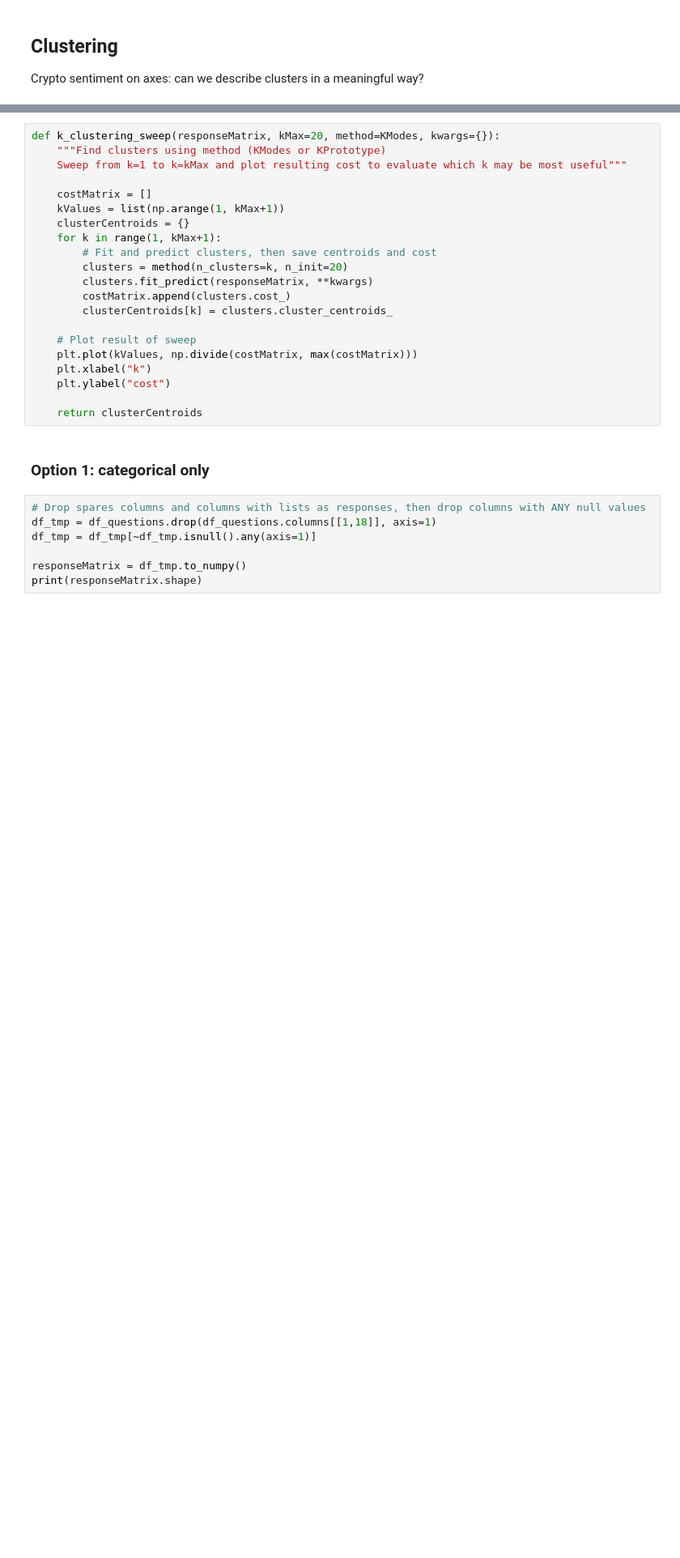
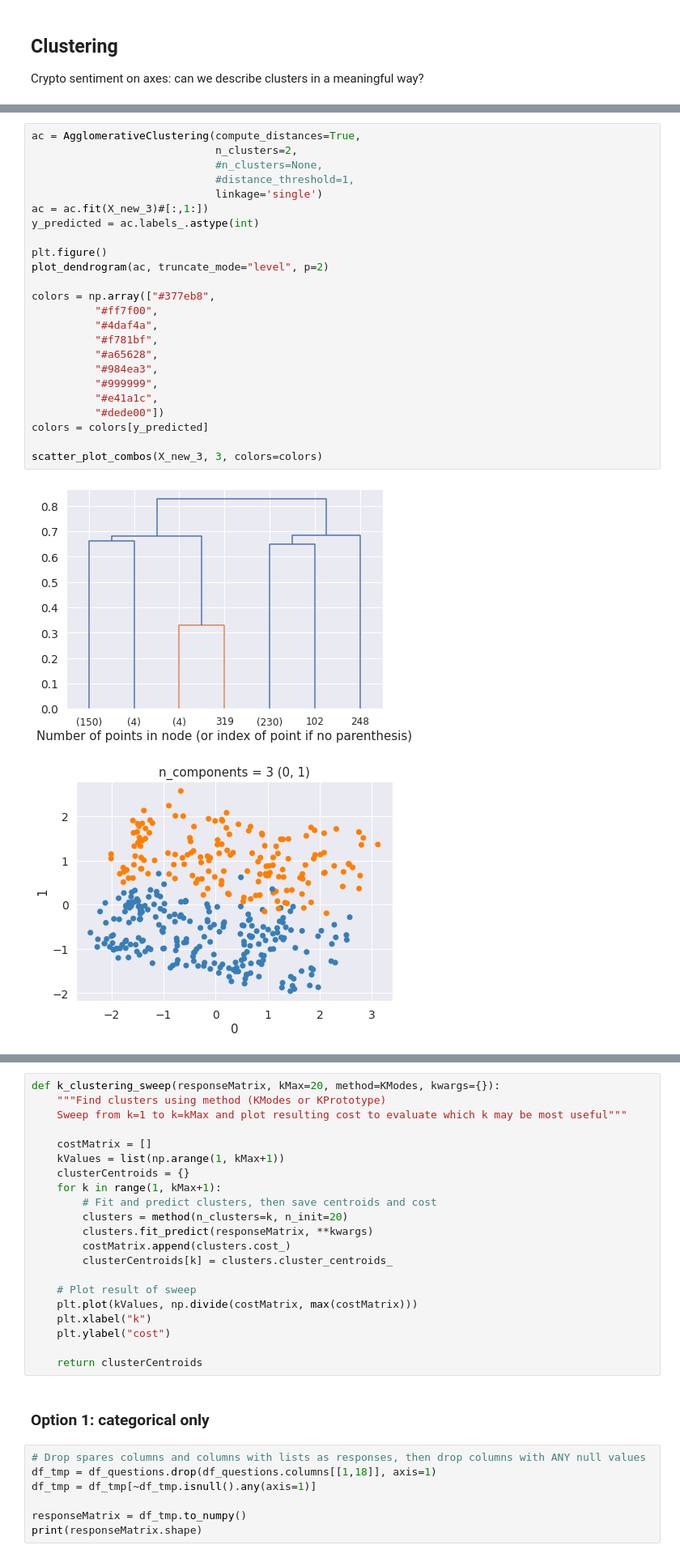
Before and after one commit to notchia/metagov, a Jupyter notebook: cryptopolitics_survey_analysis.ipynb, the cells around one changed output, grey strips where cells are left out. Shown at 81% size. Cells and saved outputs as stored; diff of their text form; blank space fills up the shorter version.

Commit message:
agglomerative clustering

```diff
--- a/cryptopolitics_survey_analysis.ipynb
+++ b/cryptopolitics_survey_analysis.ipynb
@@ -438,0 +418,27 @@ Two options for this:
+# %%
+ac = AgglomerativeClustering(compute_distances=True,
+                             n_clusters=2,
+                             #n_clusters=None,
+                             #distance_threshold=1,
+                             linkage='single')
+ac = ac.fit(X_new_3)#[:,1:])
+y_predicted = ac.labels_.astype(int)
+
+plt.figure()
+plot_dendrogram(ac, truncate_mode="level", p=2)
+
+colors = np.array(["#377eb8",
+          "#ff7f00",
+          "#4daf4a",
+          "#f781bf",
+          "#a65628",
+          "#984ea3",
+          "#999999",
+          "#e41a1c",
+          "#dede00"])
+colors = colors[y_predicted]
+
+scatter_plot_combos(X_new_3, 3, colors=colors)
+# %% [output]
+[figure, added]
+[figure, added]
```
Also changed, not shown: parts of 43 cells of this notebook.
